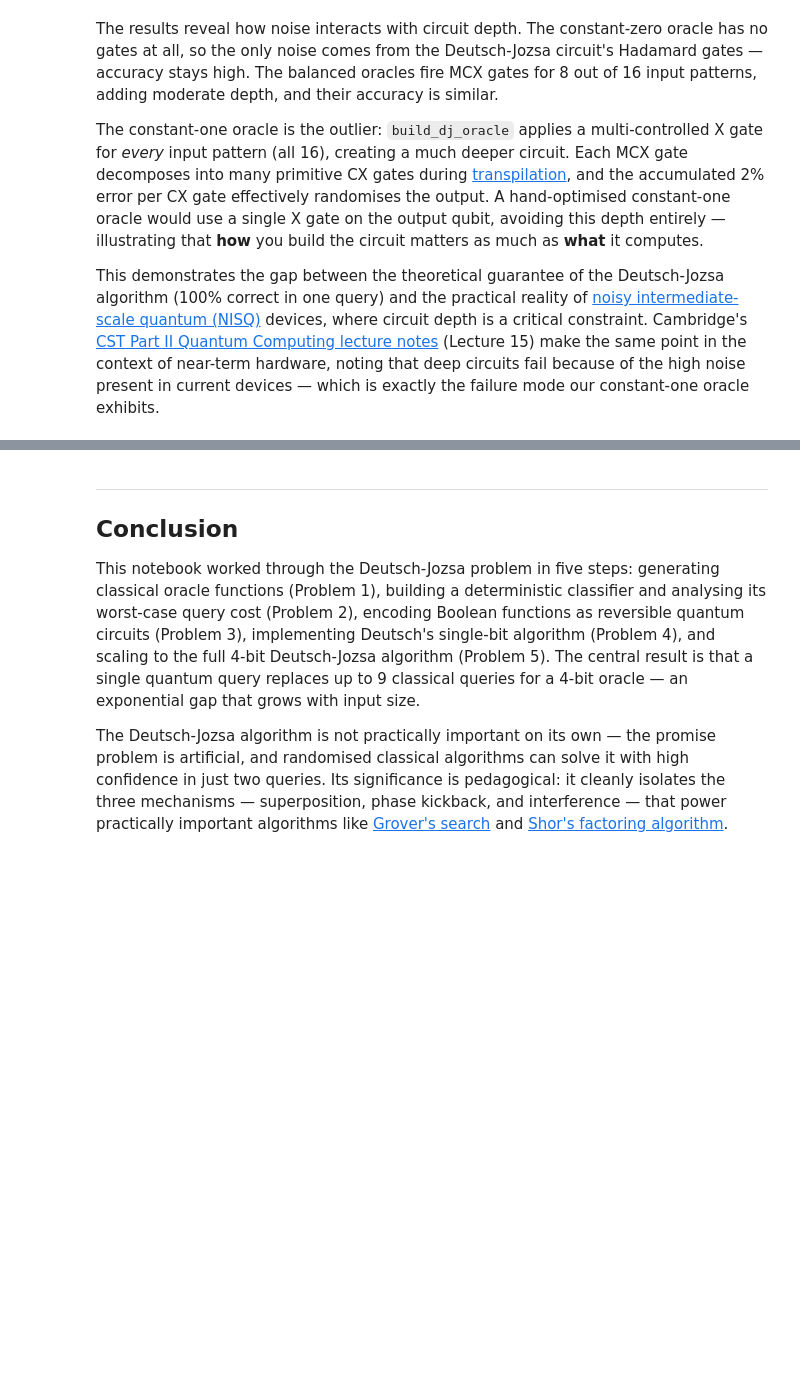
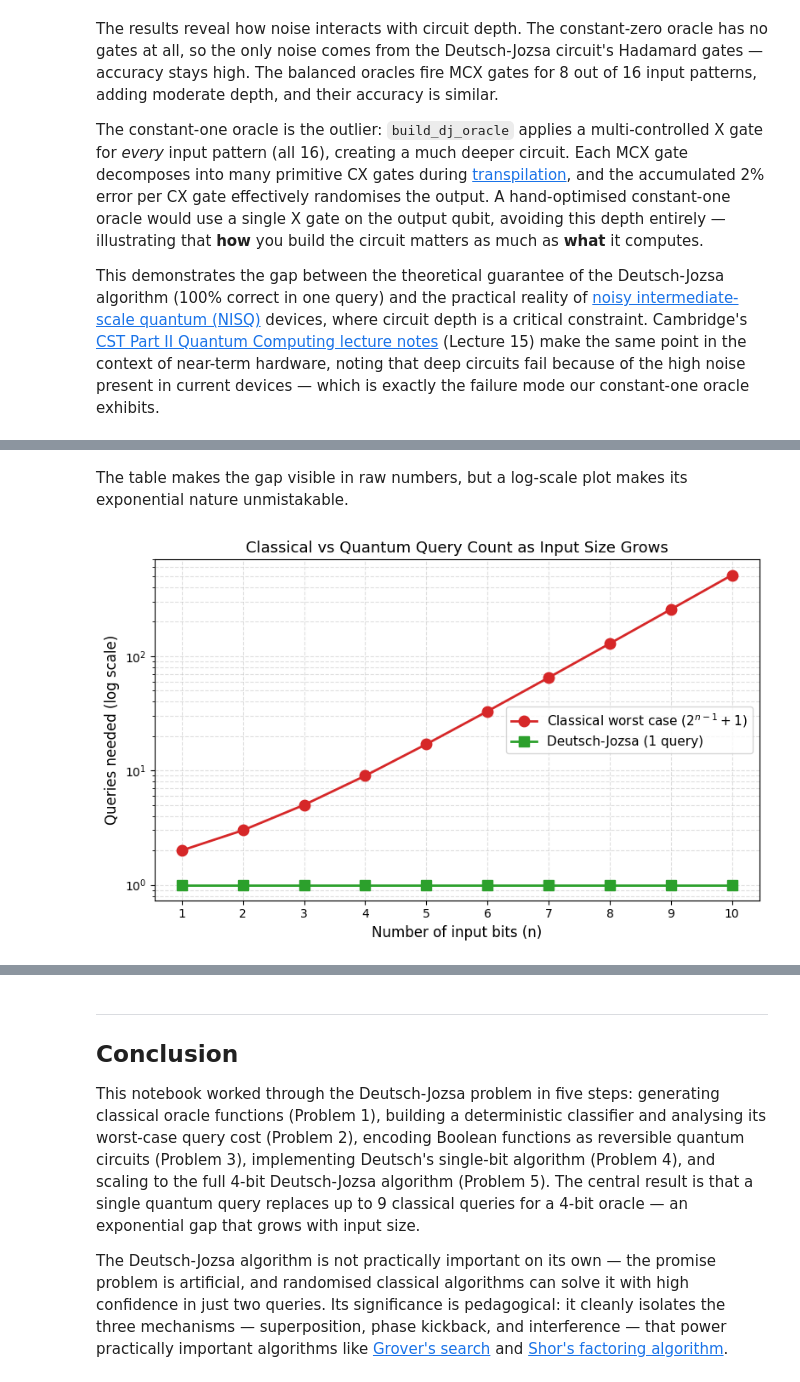
Before and after one commit to MatthewMcCarthy1/emerging-technologies, a Jupyter notebook: problems.ipynb, the cells around one changed output, grey strips where cells are left out. Cells and saved outputs as stored; diff of their text form; code cells hidden in the pictures; blank space fills up the shorter version.

Commit message:
feat: add scaling analysis section with generalised Deutsch-Jozsa at n=1..10

```diff
--- a/problems.ipynb
+++ b/problems.ipynb
@@ -1343,0 +1443,34 @@ This demonstrates the gap between the theoretical guarantee of the Deutsch-Jozsa
+# %% [markdown]
+The table makes the gap visible in raw numbers, but a log-scale plot makes its exponential nature unmistakable.
+# %%
+fig, ax = plt.subplots(figsize=(8, 5))
+
+# Classical worst case grows exponentially with n.
+ax.plot(
+    n_values, classical_queries,
+    marker='o', markersize=9, linewidth=2,
+    color='#d62728', label='Classical worst case ($2^{n-1}+1$)'
+)
+# Deutsch-Jozsa stays flat at 1 query regardless of n.
+ax.plot(
+    n_values, quantum_queries,
+    marker='s', markersize=9, linewidth=2,
+    color='#2ca02c', label='Deutsch-Jozsa (1 query)'
+)
+
+# Log scale exposes the exponential gap as a diverging straight line.
+ax.set_yscale('log')
+ax.set_xlabel('Number of input bits (n)', fontsize=12)
+ax.set_ylabel('Queries needed (log scale)', fontsize=12)
+ax.set_title(
+    'Classical vs Quantum Query Count as Input Size Grows',
+    fontsize=13
+)
+ax.legend(fontsize=11, loc='center right')
+ax.grid(True, which='both', linestyle='--', alpha=0.4)
+ax.set_xticks(n_values)
+
+plt.tight_layout()
+plt.show()
+# %% [output]
+[figure, added]
```
Also changed, not shown: parts of 14 cells of this notebook.
